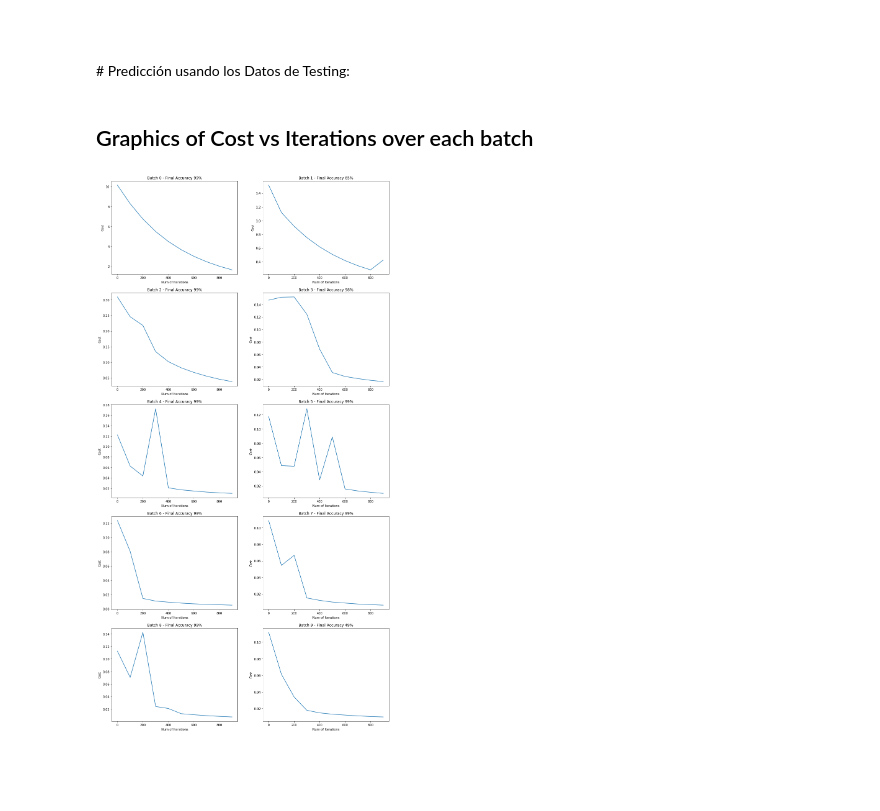
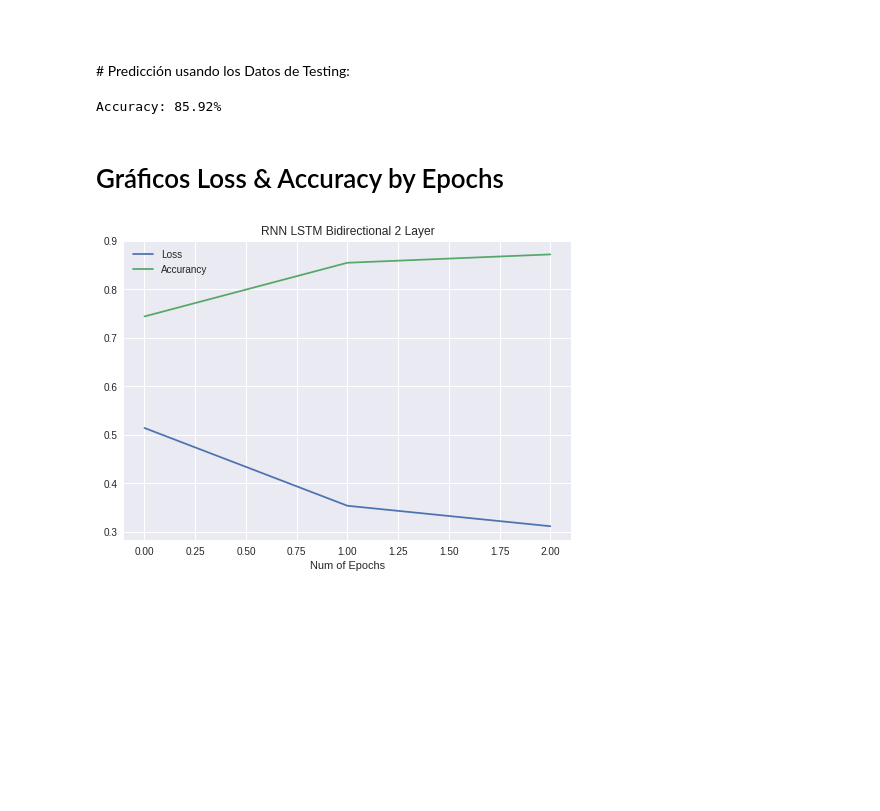
Before and after one commit to dpalominop/SistemasInteligentes, a Jupyter notebook: semana6/homework/NeuralNetworksSemana6.ipynb, the cells around one changed output. Drawn from its saved outputs; the diff is of its cells as text; code cells hidden in the pictures; blank space fills up the shorter version.

```diff
--- a/semana6/homework/NeuralNetworksSemana6.ipynb
+++ b/semana6/homework/NeuralNetworksSemana6.ipynb
@@ -149,6 +149,6 @@ _________________________________________________________________
 
 # Entrenamiento:
 # %%
-model.fit(X_train, Y_train, epochs = 3, batch_size = 512, verbose = 2)
+hist = model.fit(X_train, Y_train, epochs = 10, batch_size = 512, verbose = 2)
 # %% [output]
 Epoch 1/3
@@ -158,27 +164,25 @@ Epoch 1/3
 # Predicción usando los Datos de Testing:
 # %%
 # Final evaluation of the model
-scores = model.evaluate(X_test, y_test, verbose=0)
+scores = model.evaluate(X_test, Y_test, verbose=0)
 print("Accuracy: %.2f%%" % (scores[1]*100))
+# %% [output]
+Accuracy: 85.92%
-# %% [markdown]
-## Graphics of Cost vs Iterations over each batch
-# %%
-plt.figure(figsize=(16, 32))
-for i, other in enumerate(d['costs']):
-    plt.subplot(5, 2, i+1)
-
-    cost    = d['costs'][i]
-    iteration = [c*100 for c in range(len(cost))]
-    accuracy  = d['accuracies'][i]*100
-
-    plt.title('Batch %d - Final Accuracy %d%%' % (i, accuracy))
-    plt.xlabel('Num of Iterations')
-    plt.ylabel('Cost')
-
-    plt.plot(iteration, cost)
-plt.show()
-# %% [output]
-[figure, removed]
+# %% [markdown]
+# Gráficos Loss & Accuracy by Epochs
+# %%
+from pandas import DataFrame
+from matplotlib import pyplot
+results = DataFrame()
+results['Loss'] = hist.history['loss']
+results['Accuracy'] = hist.history['acc']
+
+results.plot()
+pyplot.title('RNN LSTM Bidirectional 2 Layer')
+pyplot.xlabel('Num of Epochs')
+pyplot.show()
+# %% [output]
+[figure, added]
 # %% [markdown]
 <br>
 <br>
```
Also changed, not shown: parts of 1 cell of this notebook.
